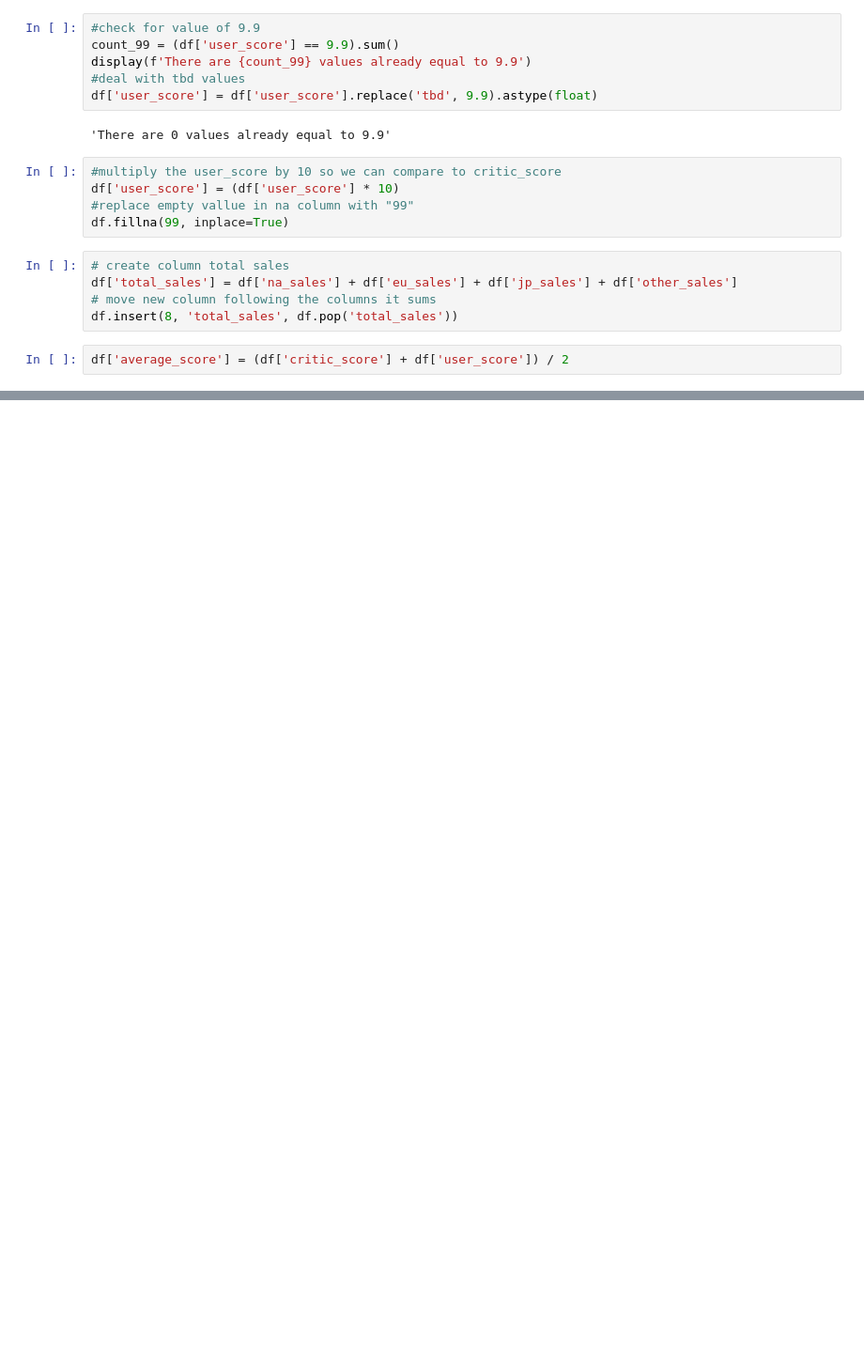
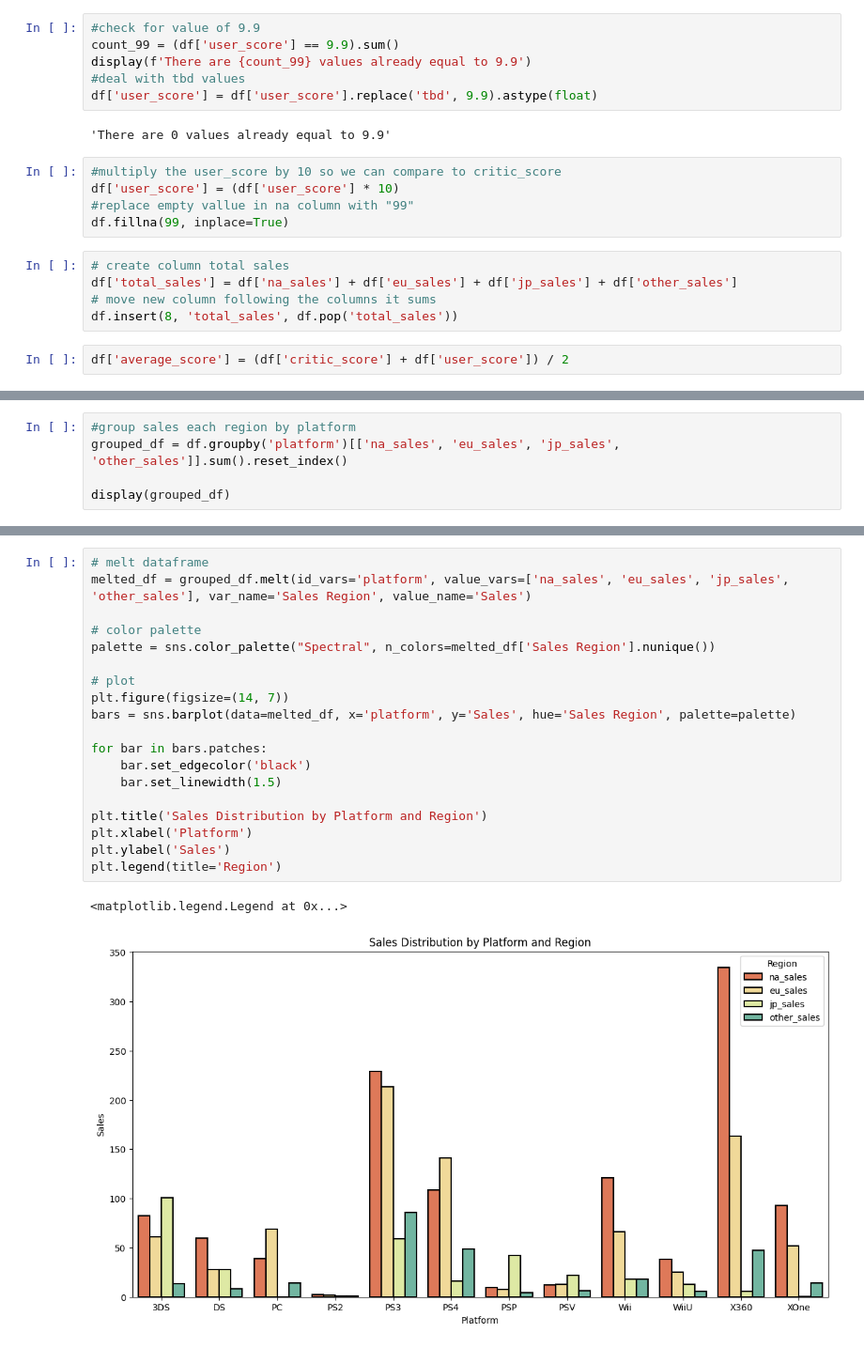
Before and after one commit to Tom-Kinstle/sprint_5, a Jupyter notebook: Integrated Project.ipynb, the cells around one changed output, grey strips where cells are left out. Shown: that part at 94% size. Cells and saved outputs as stored; diff of their text form; blank space fills up the shorter version.

```diff
--- a/Integrated Project.ipynb
+++ b/Integrated Project.ipynb
@@ -258,0 +384,5 @@ fig.show()
+# %%
+#group sales each region by platform
+grouped_df = df.groupby('platform')[['na_sales', 'eu_sales', 'jp_sales', 'other_sales']].sum().reset_index()
+
+display(grouped_df)
@@ -258,0 +403,22 @@ fig.show()
+# %%
+# melt dataframe
+melted_df = grouped_df.melt(id_vars='platform', value_vars=['na_sales', 'eu_sales', 'jp_sales', 'other_sales'], var_name='Sales Region', value_name='Sales')
+
+# color palette
+palette = sns.color_palette("Spectral", n_colors=melted_df['Sales Region'].nunique())
+
+# plot
+plt.figure(figsize=(14, 7))
+bars = sns.barplot(data=melted_df, x='platform', y='Sales', hue='Sales Region', palette=palette)
+
+for bar in bars.patches:
+    bar.set_edgecolor('black')
+    bar.set_linewidth(1.5)
+
+plt.title('Sales Distribution by Platform and Region')
+plt.xlabel('Platform')
+plt.ylabel('Sales')
+plt.legend(title='Region')
+# %% [output]
+<matplotlib.legend.Legend at 0x...>
+[figure, added]
```
Also changed, not shown: parts of 70 cells of this notebook, 2 other files.
